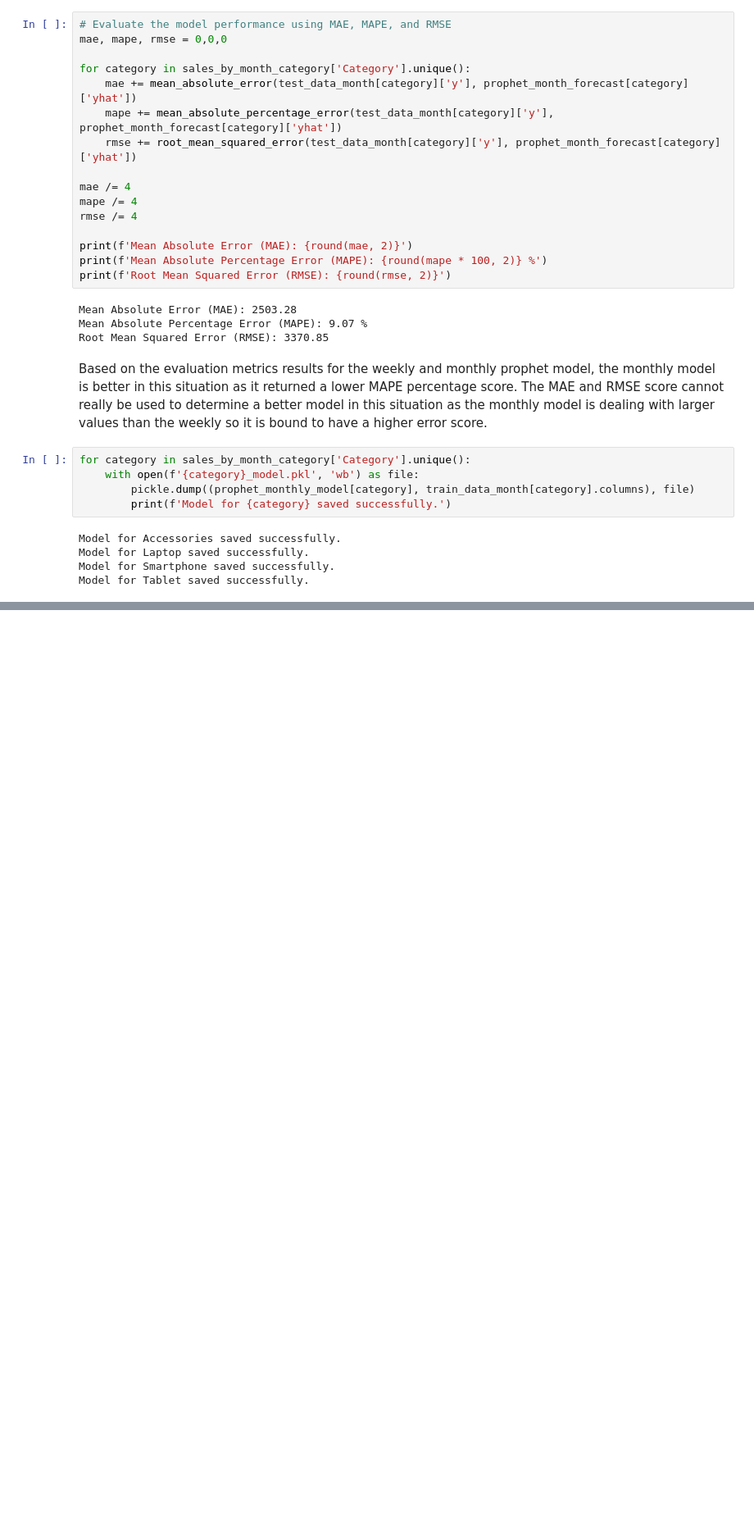
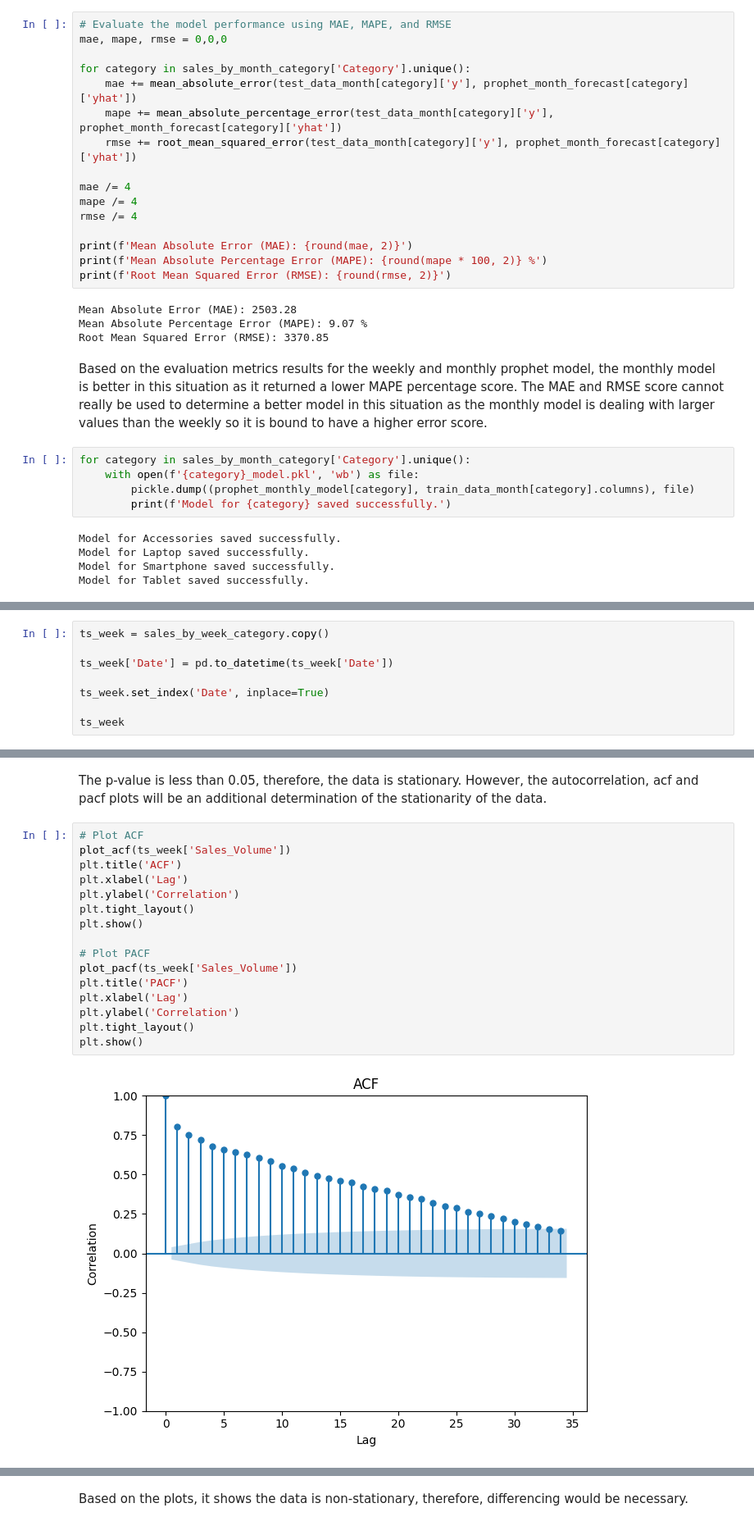
Before and after one commit to BevisEgwuchukwu/Forecasting-Sales-for-Fast-Moving-Consumer-Electronics, a Jupyter notebook: ModelTraining/Model&Evaluation.ipynb, the cells around one changed output, grey strips where cells are left out. Shown at 82% size. Cells and saved outputs as stored; diff of their text form; blank space fills up the shorter version.

```diff
--- a/ModelTraining/Model&Evaluation.ipynb
+++ b/ModelTraining/Model&Evaluation.ipynb
@@ -310,2 +314,10 @@ Before building a model on ARIMA, it is necessary to check for stationarity in t
 
 To do this stationarity test, the Augmented Dickey-Fuller test will be used. First, a function is defined to do this
+# %%
+ts_week = sales_by_week_category.copy()
+
+ts_week['Date'] = pd.to_datetime(ts_week['Date'])
+
+ts_week.set_index('Date', inplace=True)
+
+ts_week
@@ -311,0 +346,20 @@ To do this stationarity test, the Augmented Dickey-Fuller test will be used. Fir
+# %% [markdown]
+The p-value is less than 0.05, therefore, the data is stationary. However, the autocorrelation, acf and pacf plots will be an additional determination of the stationarity of the data.
+# %%
+# Plot ACF
+plot_acf(ts_week['Sales_Volume'])
+plt.title('ACF')
+plt.xlabel('Lag')
+plt.ylabel('Correlation')
+plt.tight_layout()
+plt.show()
+
+# Plot PACF
+plot_pacf(ts_week['Sales_Volume'])
+plt.title('PACF')
+plt.xlabel('Lag')
+plt.ylabel('Correlation')
+plt.tight_layout()
+plt.show()
+# %% [output]
+[figure, added]
@@ -311,0 +367,2 @@ To do this stationarity test, the Augmented Dickey-Fuller test will be used. Fir
+# %% [markdown]
+Based on the plots, it shows the data is non-stationary, therefore, differencing would be necessary.
```
Also changed, not shown: parts of 26 cells of this notebook, 24 other files.
